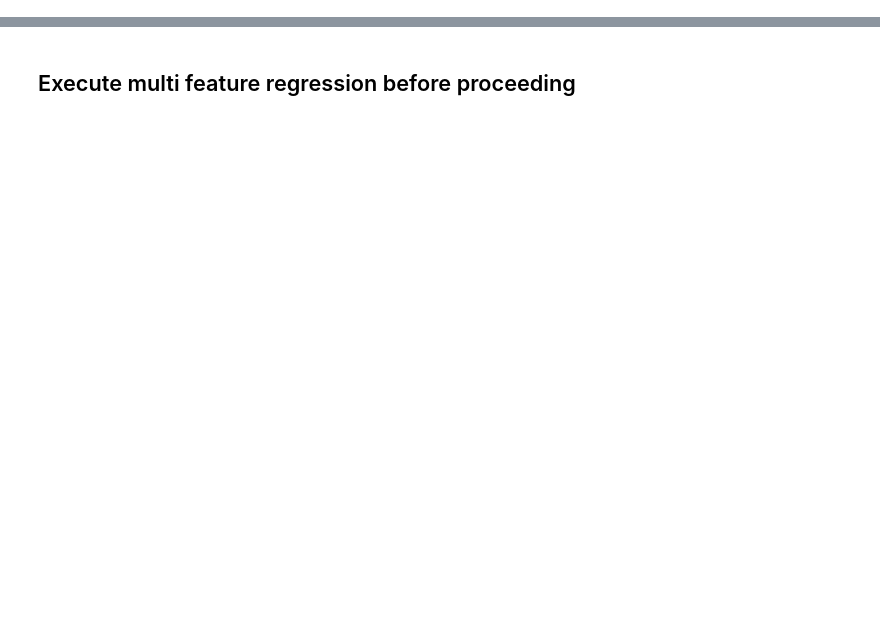
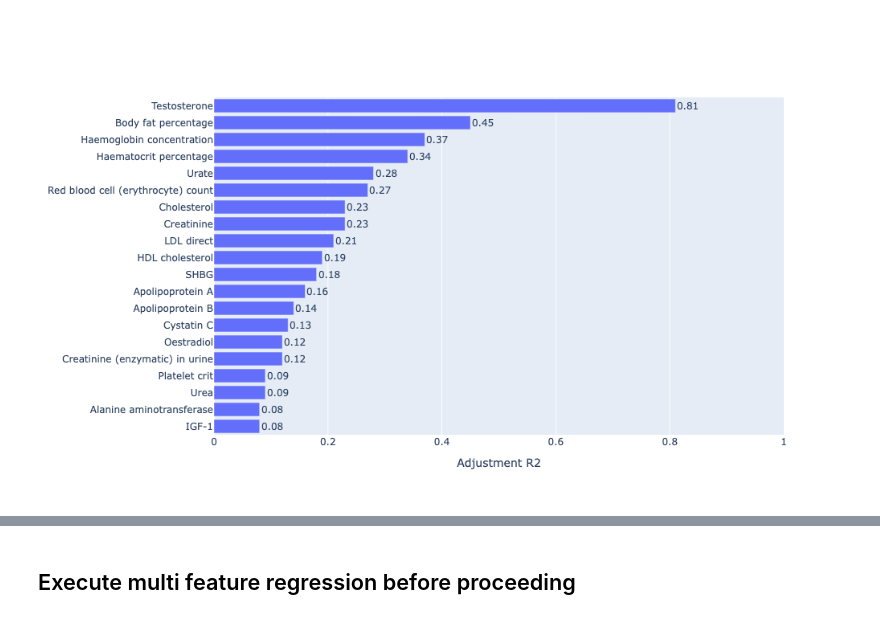
Before and after one commit to cassalab/mvetr, a Jupyter notebook: 1. variant_phenotype_linear_regression.ipynb, the cells around one changed output, grey strips where cells are left out. Cells and saved outputs as stored; diff of their text form; code cells hidden in the pictures; blank space fills up the shorter version.

```diff
--- a/1. variant_phenotype_linear_regression.ipynb
+++ b/1. variant_phenotype_linear_regression.ipynb
@@ -83,0 +108,30 @@ regression_results_df.groupby("feature").count().sort_values("phenotype/gene", a
+# %%
+all_adjusted_phenotypes_path = pd.read_pickle(constants.all_adjusted_phenotypes_path)
+# %%
+all_adjusted_phenotypes_path["num_genes"] = all_adjusted_phenotypes_path.genes.apply(len)
+# %%
+num_traits = 20
+adjustment_barplot = all_adjusted_phenotypes_path.sort_values("adjustment_r2", ascending=False)[["adjustment_r2", "phenotype"]].head(num_traits).round(2)
+# %%
+# can split by contribution (e.g. max value times weight)
+annotationsList = [dict(
+                x=xi,
+                y=yi,
+                text=str(xi),
+                xanchor='left',
+                yanchor='auto',
+                showarrow=False,
+            ) for xi, yi in zip(adjustment_barplot.adjustment_r2[::-1], range(num_traits))]
+
+fig = go.Figure(go.Bar(
+            x=adjustment_barplot.adjustment_r2[::-1],
+            y=adjustment_barplot.phenotype[::-1],
+            orientation='h'),
+               layout={"xaxis_range": (0, 1),
+                      "annotations": annotationsList,
+                      "xaxis_title": "Adjustment R2",
+                      "height": 600})
+
+fig.show()
+# %% [output]
+[figure, added]
```
Also changed, not shown: parts of 72 cells of this notebook, 6 other files.
